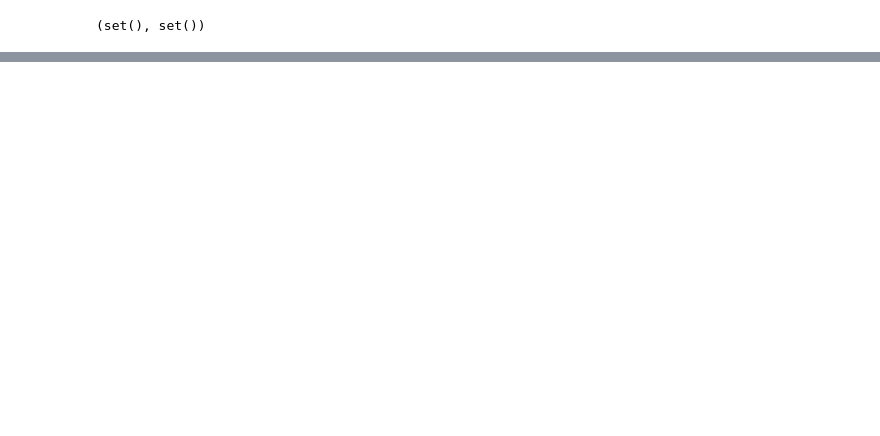
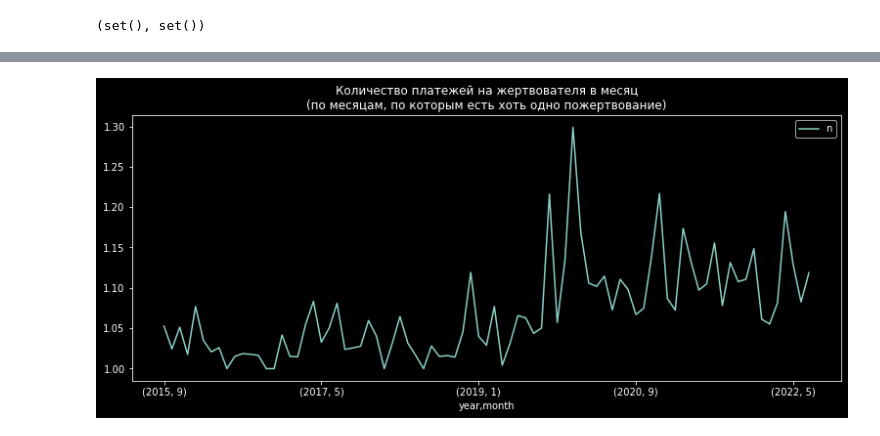
Before and after one commit to Armin-AA/masterskaya, a Jupyter notebook: Kirsanov_EDA.ipynb, the cells around one changed output, grey strips where cells are left out. Drawn from its saved outputs; the diff is of its cells as text; code cells hidden in the pictures; blank space fills up the shorter version.

```diff
--- a/Kirsanov_EDA.ipynb
+++ b/Kirsanov_EDA.ipynb
@@ -201,0 +275,8 @@ Name: pay_purpose_cat, dtype: int64
+# %%
+y_pays2 = df_payments_noret.groupby(['pay_year','pay_month',"ID"])\
+    .agg({"pay_sum":["count","mean","sum"]})\
+    .reset_index().set_axis(['year','month','ID',"n","mean_sum","sum"],axis=1)
+y_pays2.query('year >= 2016 or month >= 9').groupby(['year','month']).agg({"n":"mean"}).plot(figsize=(13,5))\
+    .set(title="Количество платежей на жертвователя в месяц\n(по месяцам, по которым есть хоть одно пожертвование)");
+# %% [output]
+[figure, added]
```
Also changed, not shown: parts of 26 cells of this notebook, 2 other files.
